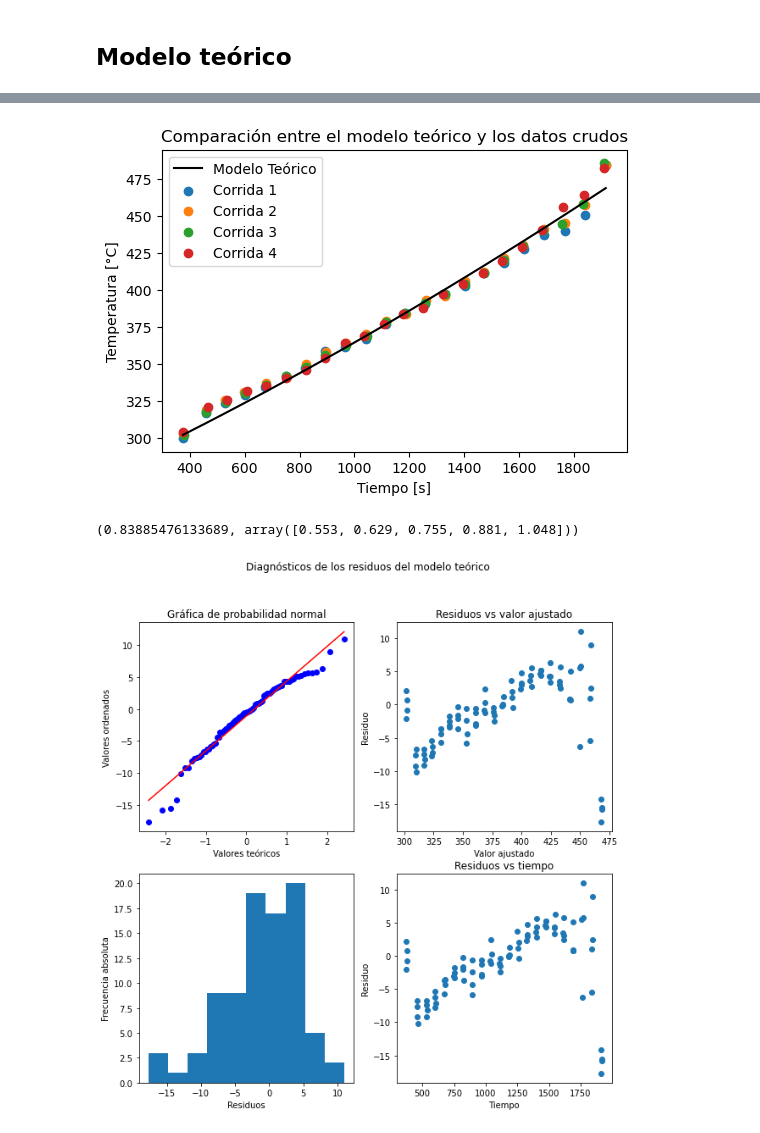
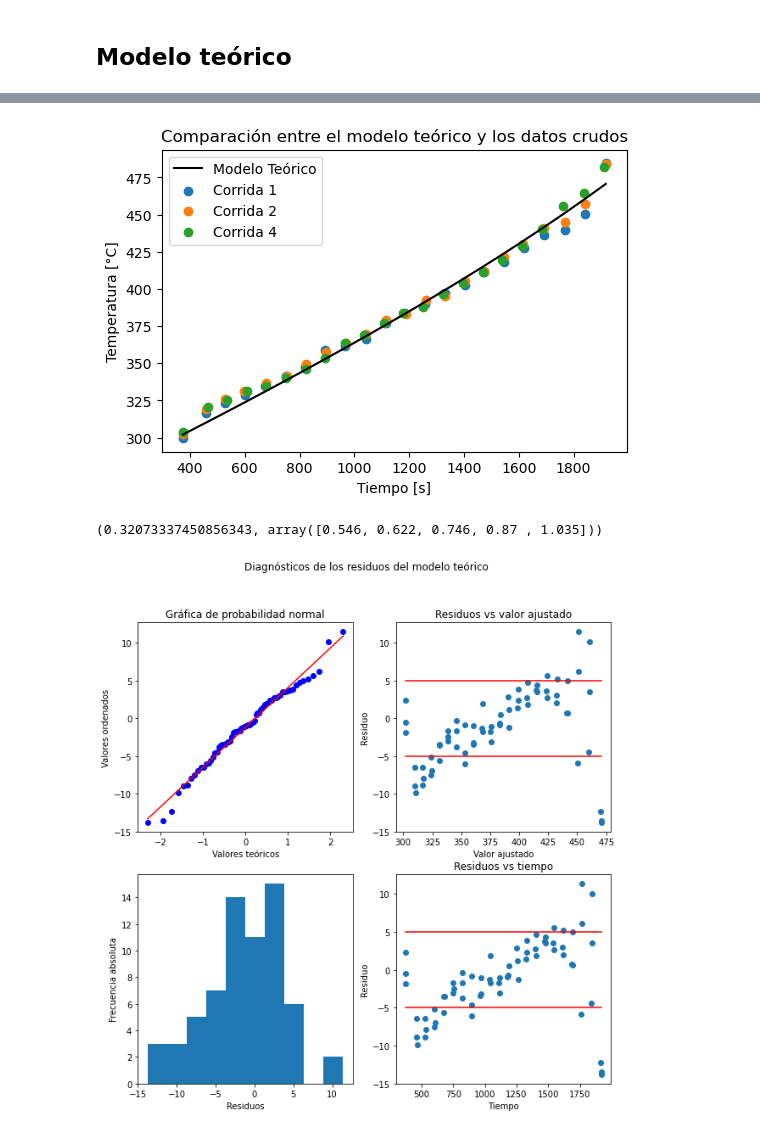
Before and after one commit to plasmallan/an-lisis_procesos_ii, a Jupyter notebook: Proyecto Grupal/Grupo 3 - Proyecto Grupal.ipynb, the cells around one changed output, grey strips where cells are left out. Cells and saved outputs as stored; diff of their text form; code cells hidden in the pictures.

```diff
--- a/Proyecto Grupal/Grupo 3 - Proyecto Grupal.ipynb
+++ b/Proyecto Grupal/Grupo 3 - Proyecto Grupal.ipynb
@@ -363,9 +403,9 @@ volumen2=volumen.copy()
 volumen3=np.asarray(datosCorrida3['Volumen evaporado, %']).astype('float64')
 volumen4=np.asarray(datosCorrida4['Volumen evaporado, %']).astype('float64')
 # %%
-tiempo=np.concatenate((tiempo1,tiempo2,tiempo3,tiempo4))
-temperatura=np.concatenate((temp1,temp2,temp3,temp4))
-volumen=np.concatenate((volumen1,volumen2,volumen3,volumen4))
+tiempo=np.concatenate((tiempo1,tiempo2,tiempo4))
+temperatura=np.concatenate((temp1,temp2,temp4))
+volumen=np.concatenate((volumen1,volumen2,volumen4))
 corridas=[[volumen[i],tiempo[i],temperatura[i]]for i in range(len(tiempo))]
 corridas.sort(key = lambda x:x[1])
 # %%
@@ -487,39 +468,43 @@ plt.figure(dpi=100)
 plt.plot(corridas[:,1],ajusT,color='black')
 plt.scatter(tiempo1,temp1)
 plt.scatter(tiempo2,temp2)
-plt.scatter(tiempo3,temp3)
+#plt.scatter(tiempo3,temp3)
 plt.scatter(tiempo4,temp4)
 plt.xlabel('Tiempo [s]')
 plt.ylabel('Temperatura [°C]')
-plt.legend(['Modelo Teórico','Corrida 1','Corrida 2','Corrida 3','Corrida 4'])
+plt.legend(['Modelo Teórico','Corrida 1','Corrida 2','Corrida 4'])
 plt.title('Comparación entre el modelo teórico y los datos crudos')
 plt.savefig('ModeloTeóricovsCorridas.png')
 plt.show()
 # %% [output]
-[figure, old version]
+[figure, new version]
 # %%
 anderson(residuosTeórico,dist='norm').statistic,anderson(residuosTeórico,dist='norm').critical_values
 # %% [output]
-(0.83885476133689, array([0.553, 0.629, 0.755, 0.881, 1.048]))
+(0.32073337450856343, array([0.546, 0.622, 0.746, 0.87 , 1.035]))
 # %%
 fig4,((ax1,ax2),(ax3,ax4))=plt.subplots(2,2,figsize=(10,10))
 stats.probplot(residuosTeórico,dist='norm',plot=ax1)
 ax1.set_title('Gráfica de probabilidad normal')
 ax1.set_xlabel('Valores teóricos')
 ax1.set_ylabel('Valores ordenados')
 ax2.scatter(ajusT,residuosTeórico)
+ax2.plot(ajusT,np.zeros_like(ajusT)+5,color='red')
+ax2.plot(ajusT,np.zeros_like(ajusT)-5,color='red')
 ax2.set_title('Residuos vs valor ajustado')
 ax2.set_ylabel('Residuo')
 ax2.set_xlabel('Valor ajustado')
 ax3.hist(residuosTeórico)
 ax3.set_xlabel('Residuos')
 ax3.set_ylabel('Frecuencia absoluta')
 ax4.scatter(corridas[:,1],residuosTeórico)
+ax4.plot(corridas[:,1],np.zeros_like(corridas[:,1])+5,color='red')
+ax4.plot(corridas[:,1],np.zeros_like(corridas[:,1])-5,color='red')
 ax4.set_title('Residuos vs tiempo')
 ax4.set_ylabel('Residuo')
 ax4.set_xlabel('Tiempo')
 fig4.suptitle('Diagnósticos de los residuos del modelo teórico')
 plt.savefig('DiagnósticoTeóricoCorridas.png')
 plt.show()
 # %% [output]
-[figure, old version]
+[figure, new version]
```
Also changed, not shown: parts of 44 cells of this notebook, 4 other files.
